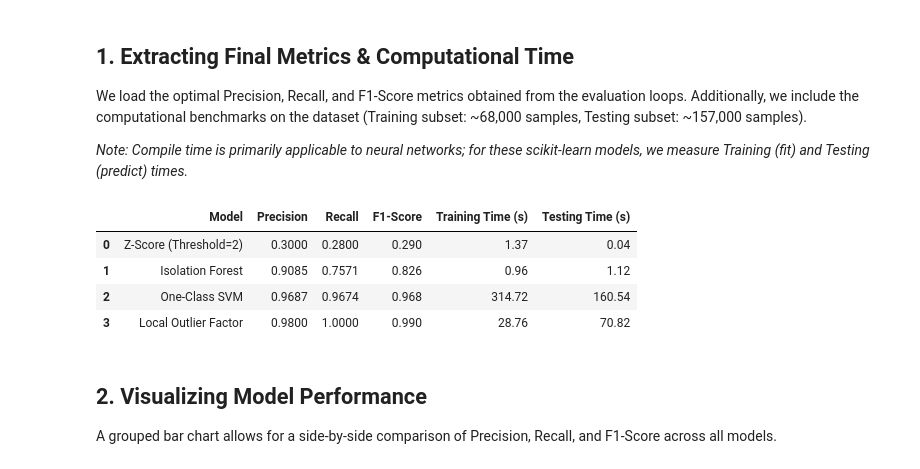
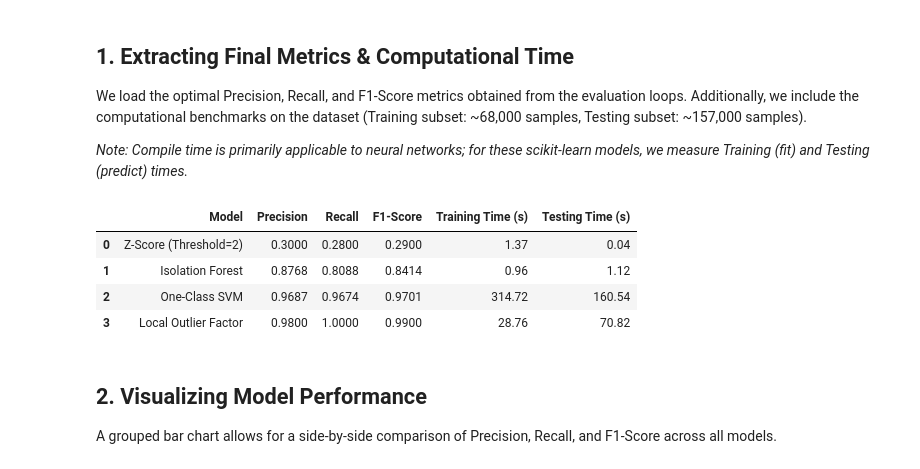
Before and after one commit to yatharthagarwal0620-art/network-anomaly-detection, a Jupyter notebook: notebooks/07_Comparison.ipynb, the cells around one changed output. Saved outputs shown, nothing was run; the diff lists cells and outputs as text; code cells hidden in the pictures.

```diff
--- a/notebooks/07_Comparison.ipynb
+++ b/notebooks/07_Comparison.ipynb
@@ -28,24 +28,24 @@ We load the optimal Precision, Recall, and F1-Score metrics obtained from the ev
 # %%
 # Final performance metrics and execution time extracted from benchmark scripts
 data = {
     'Model': ['Z-Score (Threshold=2)', 'Isolation Forest', 'One-Class SVM', 'Local Outlier Factor'],
-    'Precision': [0.3000, 0.9085, 0.9687, 0.9800],
-    'Recall': [0.2800, 0.7571, 0.9674, 1.0000],
-    'F1-Score': [0.2900, 0.8260, 0.9680, 0.9900],
+    'Precision': [0.3000, 0.8768, 0.9687, 0.9800],
+    'Recall': [0.2800, 0.8088, 0.9674, 1.0000],
+    'F1-Score': [0.2900, 0.8414, 0.9701, 0.9900],
     'Training Time (s)': [1.37, 0.96, 314.72, 28.76],
     'Testing Time (s)': [0.04, 1.12, 160.54, 70.82]
 }
 
 df_comparison = pd.DataFrame(data)
 
 # Display the DataFrame
 df_comparison
 # %% [output]
 |  | Model | Precision | Recall | F1-Score | Training Time (s) | Testing Time (s) |
-| 0 | Z-Score (Threshold=2) | 0.3000 | 0.2800 | 0.290 | 1.37 | 0.04 |
-| 1 | Isolation Forest | 0.9085 | 0.7571 | 0.826 | 0.96 | 1.12 |
-| 2 | One-Class SVM | 0.9687 | 0.9674 | 0.968 | 314.72 | 160.54 |
-| 3 | Local Outlier Factor | 0.9800 | 1.0000 | 0.990 | 28.76 | 70.82 |
+| 0 | Z-Score (Threshold=2) | 0.3000 | 0.2800 | 0.2900 | 1.37 | 0.04 |
+| 1 | Isolation Forest | 0.8768 | 0.8088 | 0.8414 | 0.96 | 1.12 |
+| 2 | One-Class SVM | 0.9687 | 0.9674 | 0.9701 | 314.72 | 160.54 |
+| 3 | Local Outlier Factor | 0.9800 | 1.0000 | 0.9900 | 28.76 | 70.82 |
 # %% [markdown]
 ## 2. Visualizing Model Performance
 
```
Also changed, not shown: parts of 4 cells of this notebook.
